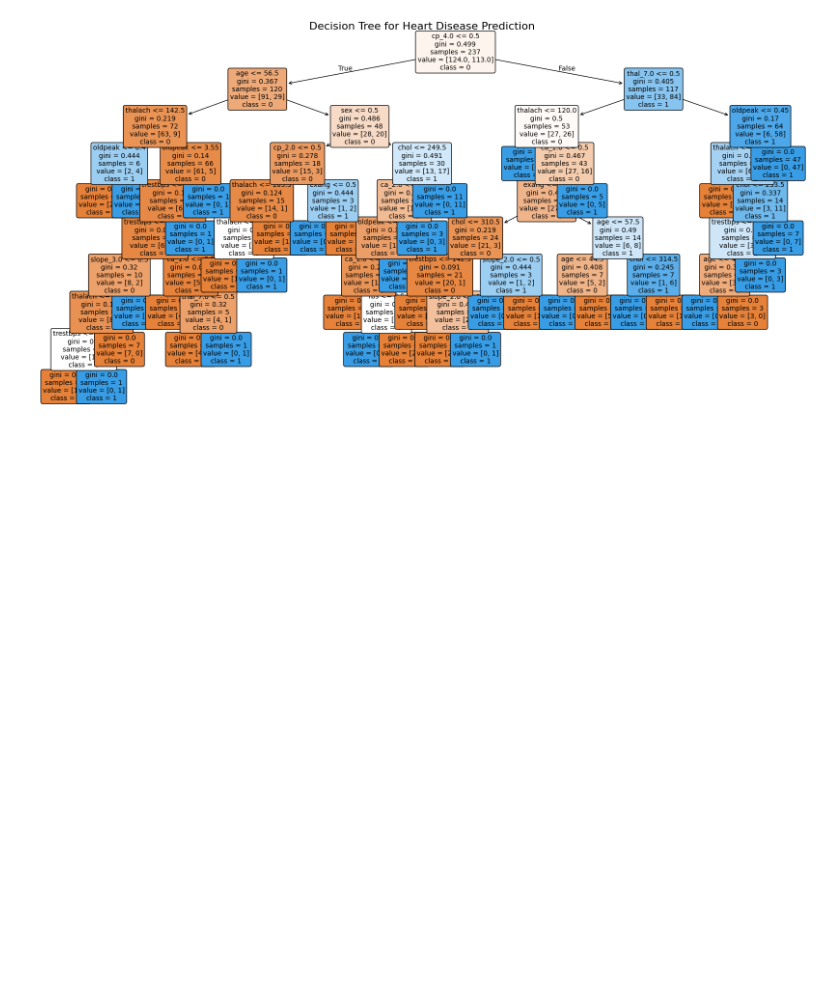
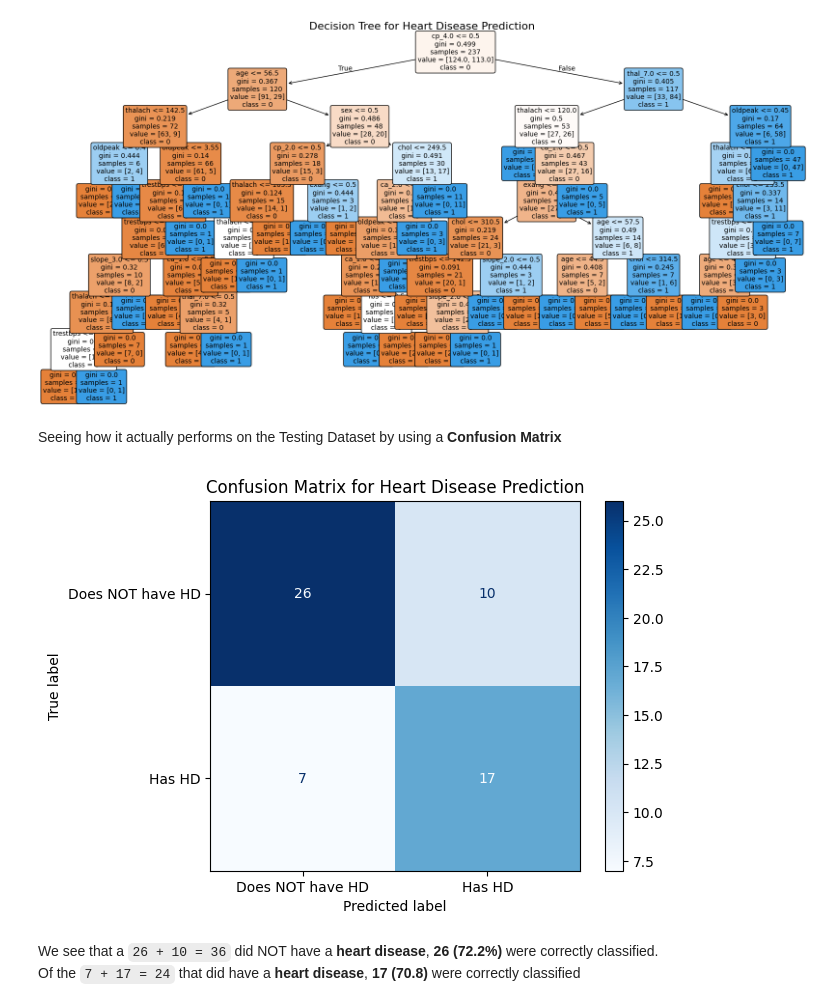
Before and after one commit to abandonedmonk/End-to-End-Decision-Trees-Project, a Jupyter notebook: decision_tree.ipynb, the cells around one changed output. Drawn from its saved outputs; the diff is of its cells as text; code cells hidden in the pictures; blank space fills up the shorter version.

Commit message:
Added the confusion Matrix representation

```diff
--- a/decision_tree.ipynb
+++ b/decision_tree.ipynb
@@ -211,3 +231,28 @@ plt.title("Decision Tree for Heart Disease Prediction", fontsize=16)
 plt.show()
 # %% [output]
 [figure]
+# %% [markdown]
+Seeing how it actually performs on the Testing Dataset by using a **Confusion Matrix**
+# %%
+# ConfusionMatrixDisplay.from_estimator(
+#     dt_model,
+#     X_test,
+#     y_test,
+#     display_labels=["Does NOT have HD", "Has HD"]
+# )
+# Generate predictions
+y_pred = dt_model.predict(X_test_transformed)
+
+# Compute confusion matrix
+cm = confusion_matrix(y_test, y_pred)
+
+# Display confusion matrix
+disp = ConfusionMatrixDisplay(confusion_matrix=cm, display_labels=["Does NOT have HD", "Has HD"])
+disp.plot(cmap='Blues', values_format='d')
+plt.title("Confusion Matrix for Heart Disease Prediction")
+plt.show()
+# %% [output]
+[figure, added]
+# %% [markdown]
+We see that a `26 + 10 = 36` did NOT have a **heart disease**, **26 (72.2%)** were correctly classified. \
+Of the `7 + 17 = 24` that did have a **heart disease**, **17 (70.8)** were correctly classified
```
Also changed, not shown: parts of 2 cells of this notebook.
